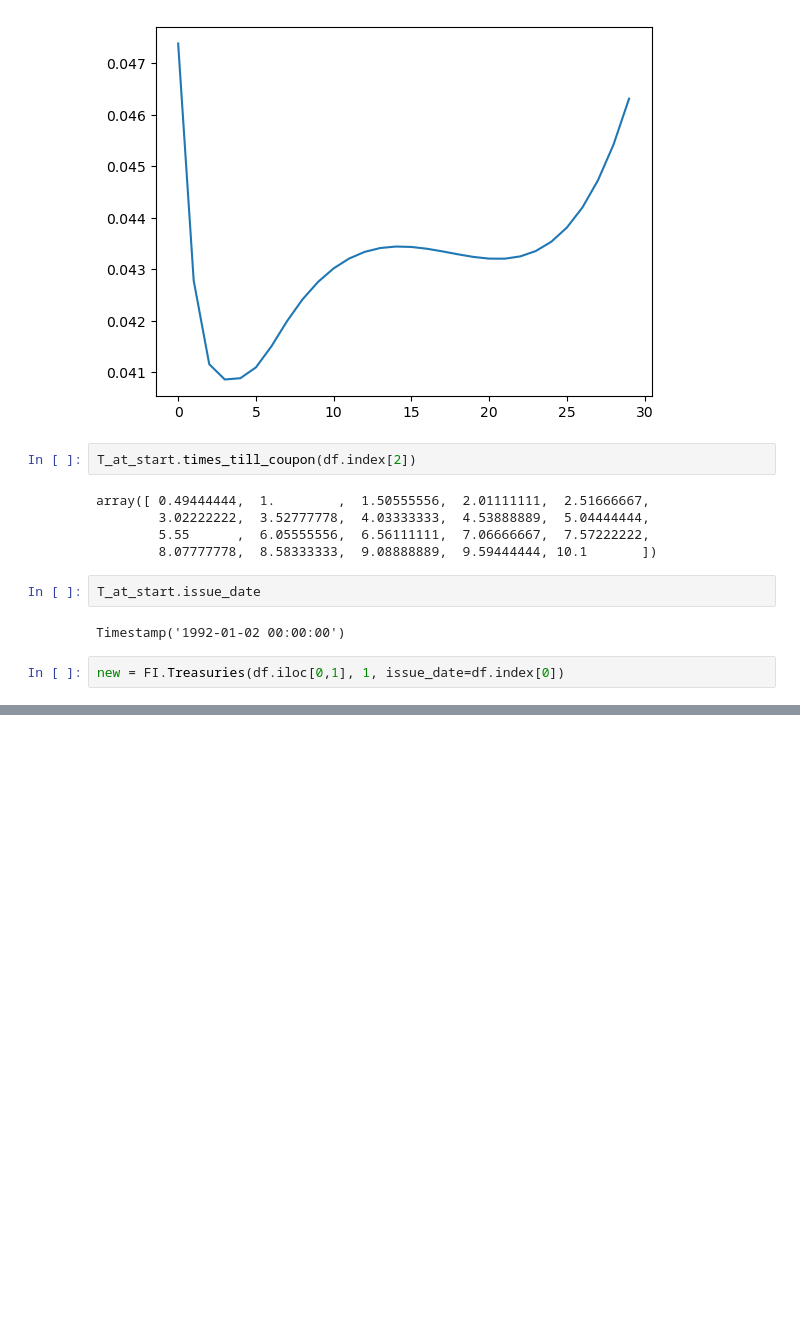
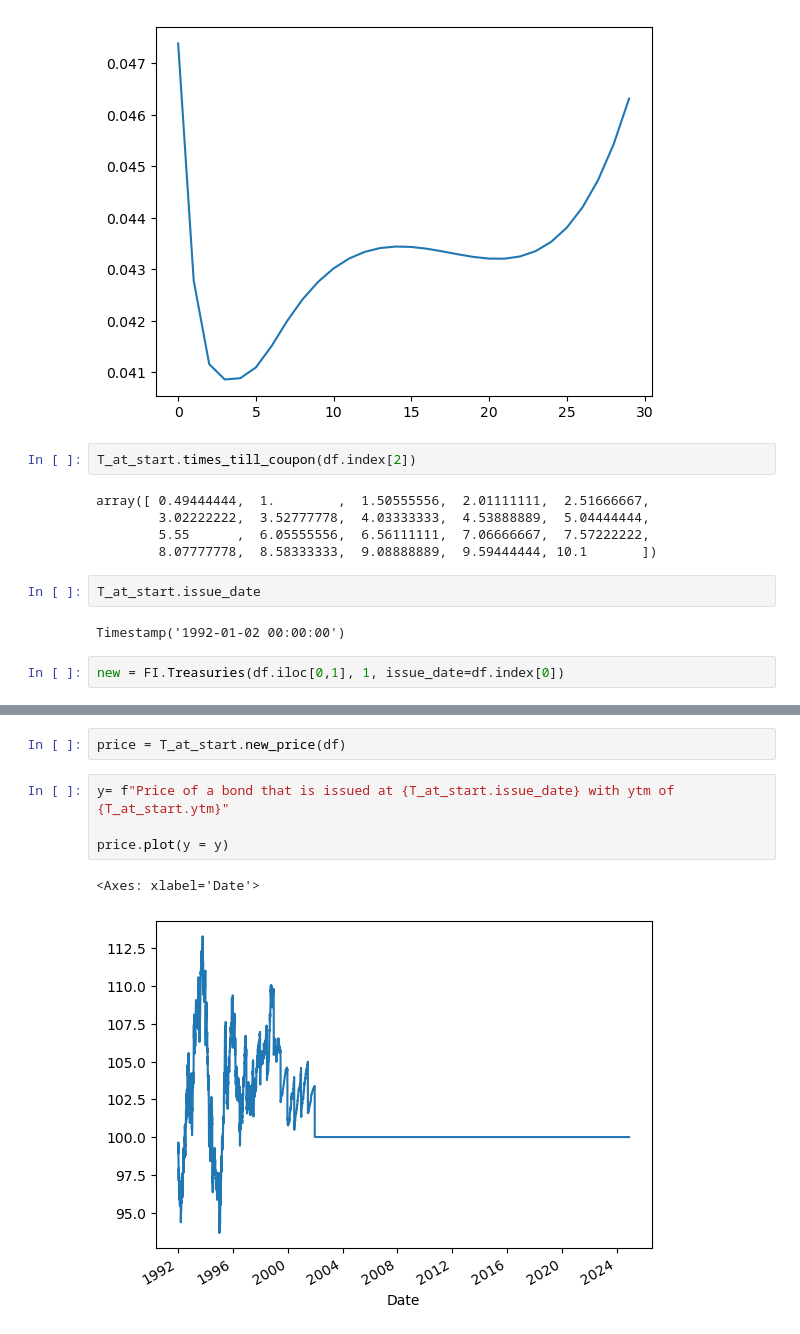
Before and after one commit to jlopes3/MF703_Project, a Jupyter notebook: FixedIncomeAnalysis.ipynb, the cells around one changed output, grey strips where cells are left out. Saved outputs shown, nothing was run; the diff lists cells and outputs as text; blank space fills up the shorter version.

```diff
--- a/FixedIncomeAnalysis.ipynb
+++ b/FixedIncomeAnalysis.ipynb
@@ -208,0 +288,9 @@ ValueError: matmul: Input operand 1 has a mismatch in its core dimension 0, with
+# %%
+price = T_at_start.new_price(df)
+# %%
+y= f"Price of a bond that is issued at {T_at_start.issue_date} with ytm of {T_at_start.ytm}"
+
+price.plot(y = y)
+# %% [output]
+<Axes: xlabel='Date'>
+[figure, added]
```
Also changed, not shown: parts of 11 cells of this notebook, 2 other files.
